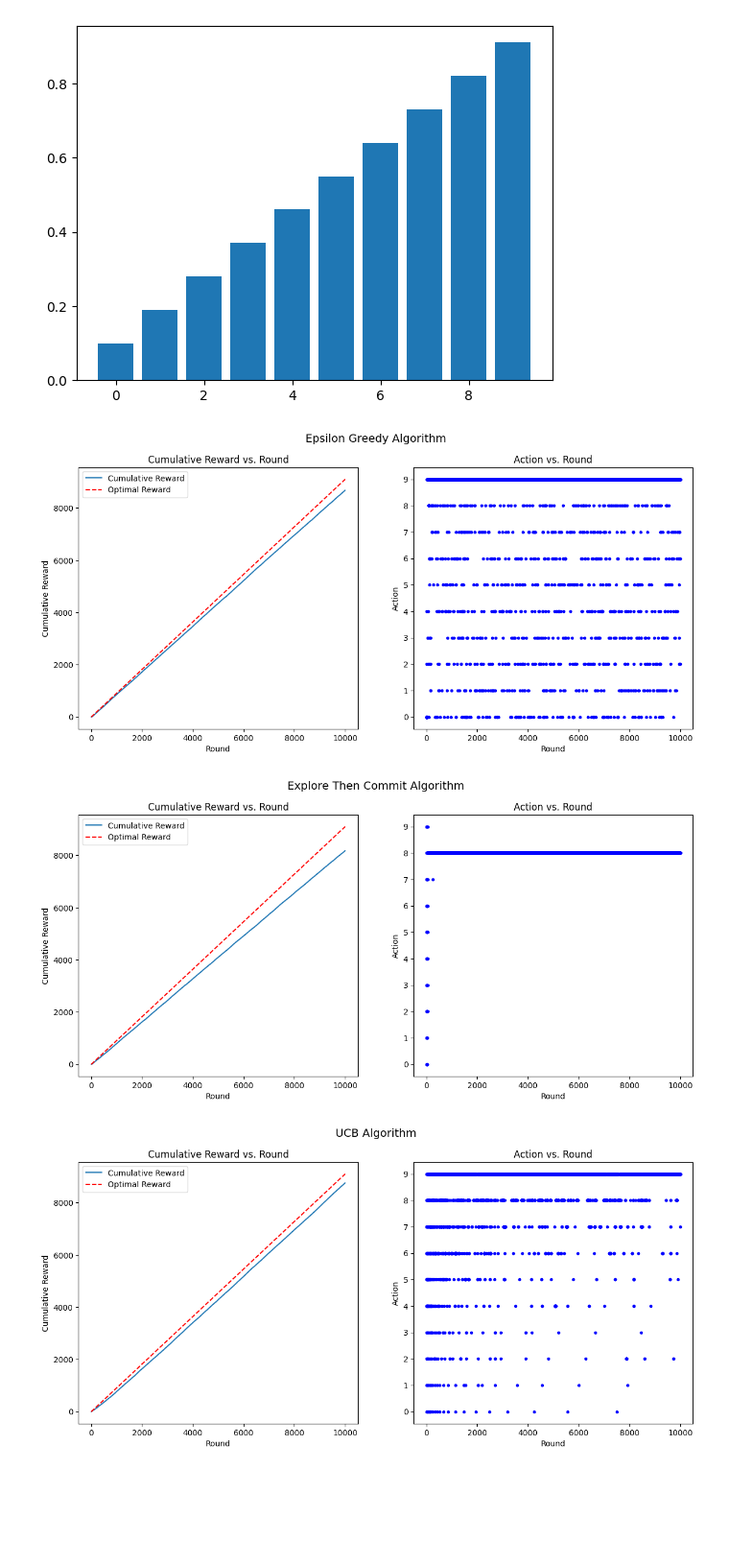
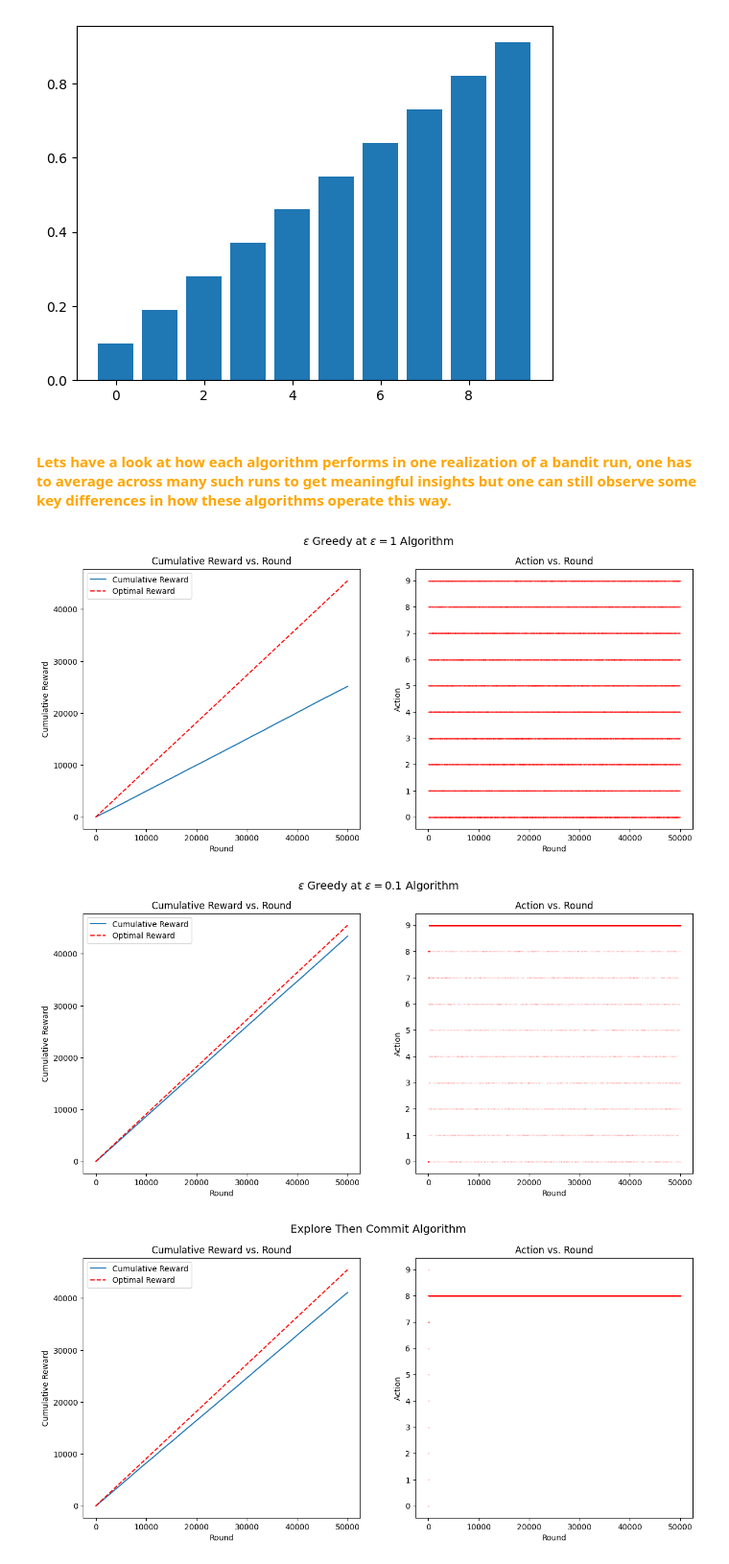
Before and after one commit to Karthik-Dulam/crazy-bandits, a Jupyter notebook: bandit_compare.ipynb, the cells around one changed output. Shown: that part at 96% size. Cells and saved outputs as stored; diff of their text form; code cells hidden in the pictures; blank space fills up the shorter version.

```diff
--- a/bandit_compare.ipynb
+++ b/bandit_compare.ipynb
@@ -13,17 +10,21 @@ The autoreload extension is already loaded. To reload it, use:
 # means equally spaces between 0 and 1 exclusive
 means = np.linspace(1/10, 1, 10, endpoint=False)
 bernoullis = [bernoulli(mean) for mean in means]
-n_rounds = 10000
+n_rounds = 50000
+berBandit = Bandit(bernoullis, n_rounds)
 plt.bar(range(10), means)
 # %% [output]
 <BarContainer object of 10 artists>
 [figure]
+# %% [markdown]
+#### <font color='orange'> Lets have a look at how each algorithm performs in one realization of a bandit run, one has to average across many such runs to get meaningful insights but one can still observe some key differences in how these algorithms operate this way. </font>
 # %%
-run_bandit_algorithm("Epsilon Greedy", epsilon_greedy, bernoullis, n_rounds, 0.1)
-run_bandit_algorithm("Explore Then Commit", explore_then_commit, bernoullis, n_rounds, 5)
-run_bandit_algorithm("UCB", ucb, bernoullis, n_rounds)
-run_bandit_algorithm("Thompson Sampling", thompson_sampling, bernoullis, n_rounds)
+run_bandit_algorithm(r"$\epsilon$ Greedy at $\epsilon = 1$", epsilon_greedy, berBandit, n_rounds, 1, plot=True)
+run_bandit_algorithm(r"$\epsilon$ Greedy at $\epsilon = 0.1$", epsilon_greedy, berBandit, n_rounds, 0.1, plot=True)
+run_bandit_algorithm("Explore Then Commit", explore_then_commit, berBandit, n_rounds, 5, plot=True)
+run_bandit_algorithm("UCB", ucb, berBandit, n_rounds, 1, plot=True)
+run_bandit_algorithm("Thompson Sampling", thompson_sampling, berBandit, n_rounds, plot=True);
 # %% [output]
-[figure, old version]
+[figure, new version]
-[figure, old version]
+[figure, new version]
-[figure, old version]
+[figure, new version]
```
Also changed, not shown: parts of 23 cells of this notebook, 1 other file.
